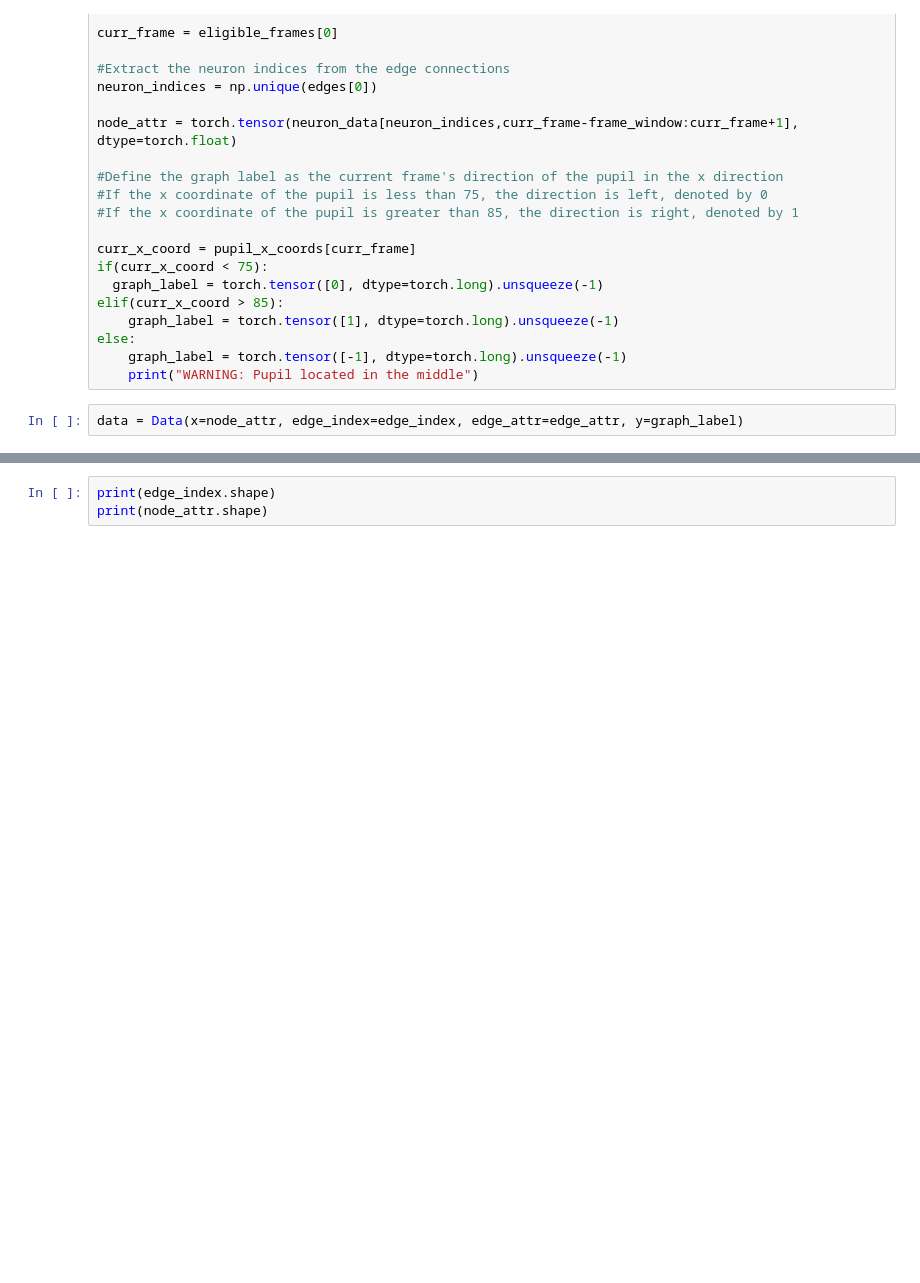
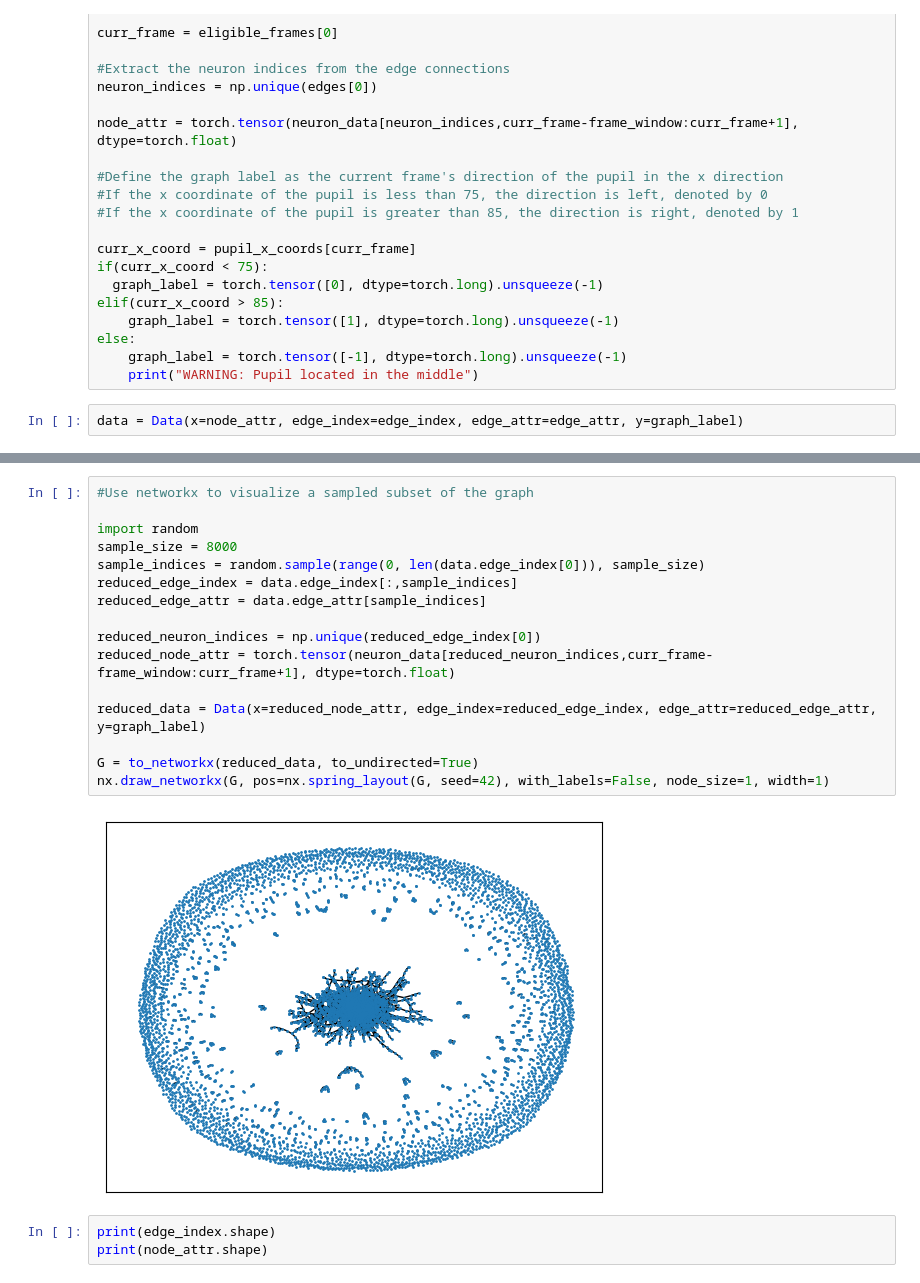
Before and after one commit to rclupoiu/neural-mesh-transformers, a Jupyter notebook: data_gen/data_viz.ipynb, the cells around one changed output, grey strips where cells are left out. Saved outputs shown, nothing was run; the diff lists cells and outputs as text; blank space fills up the shorter version.

```diff
--- a/data_gen/data_viz.ipynb
+++ b/data_gen/data_viz.ipynb
@@ -118,3 +162,21 @@ data = Data(x=node_attr, edge_index=edge_index, edge_attr=edge_attr, y=graph_lab
+# %%
+#Use networkx to visualize a sampled subset of the graph
+
+import random
+sample_size = 8000
+sample_indices = random.sample(range(0, len(data.edge_index[0])), sample_size)
+reduced_edge_index = data.edge_index[:,sample_indices]
+reduced_edge_attr = data.edge_attr[sample_indices]
+
+reduced_neuron_indices = np.unique(reduced_edge_index[0])
+reduced_node_attr = torch.tensor(neuron_data[reduced_neuron_indices,curr_frame-frame_window:curr_frame+1], dtype=torch.float)
+
+reduced_data = Data(x=reduced_node_attr, edge_index=reduced_edge_index, edge_attr=reduced_edge_attr, y=graph_label)
+
+G = to_networkx(reduced_data, to_undirected=True)
+nx.draw_networkx(G, pos=nx.spring_layout(G, seed=42), with_labels=False, node_size=1, width=1)
+# %% [output]
+[figure, added]
 # %%
 print(edge_index.shape)
 print(node_attr.shape)
```
Also changed, not shown: parts of 3 cells of this notebook.
